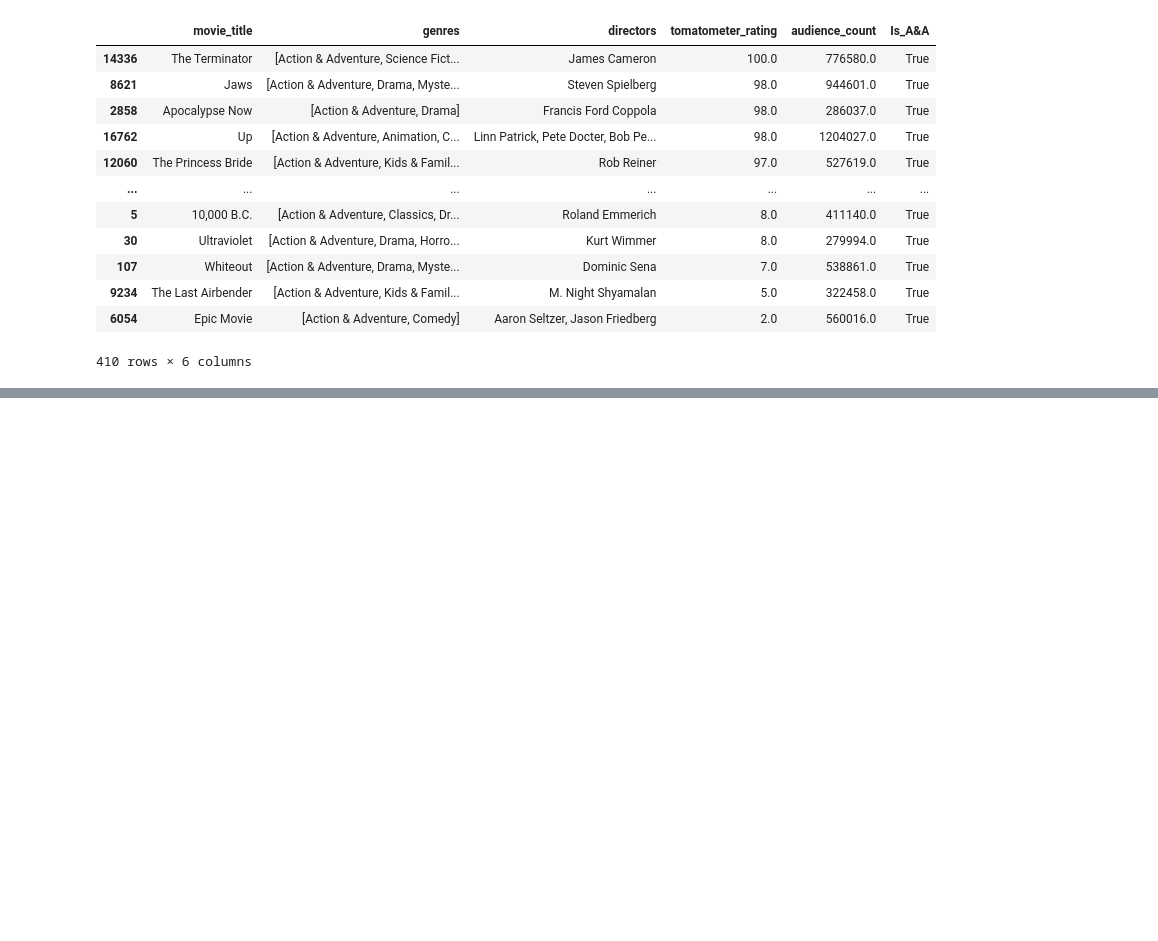
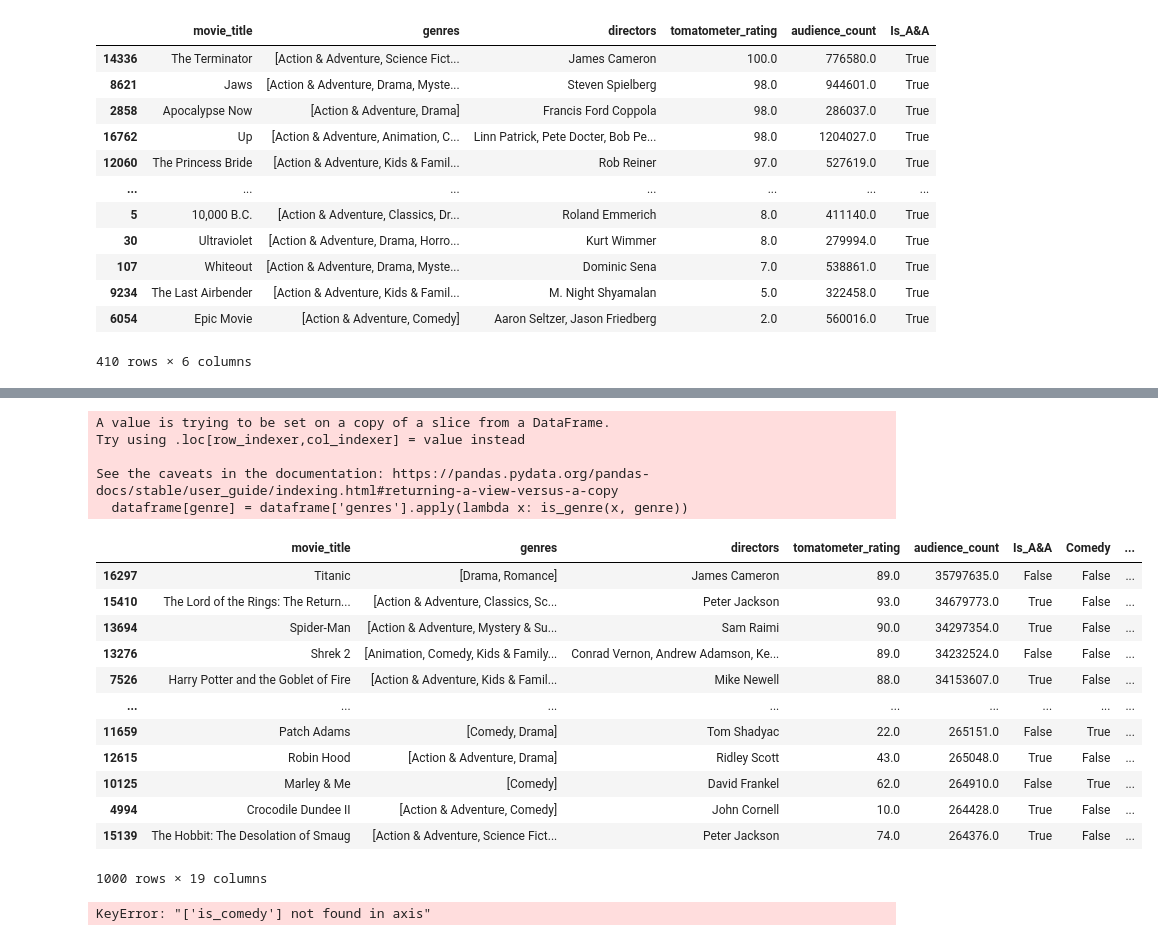
Before and after one commit to camdeman/MMA, a Jupyter notebook: project notebook.ipynb, the cells around one changed output, grey strips where cells are left out. Cells and saved outputs as stored; diff of their text form; code cells hidden in the pictures; blank space fills up the shorter version.

Commit message:
updated data set to indicate movie genre in separate column

```diff
--- a/project notebook.ipynb
+++ b/project notebook.ipynb
@@ -296,10 +296,14 @@ df_AA.sort_values(by= 'tomatometer_rating', ascending=False)
 | 6054 | Epic Movie | [Action & Adventure, Comedy] | Aaron Seltzer, Jason Friedberg | 2.0 | 560016.0 | True |
 410 rows × 6 columns
 # %%
-def is_genre(genres):
-    if 'Comedy' in genres:
+def is_genre(genres, genre_string):
+    if genre_string in genres:
         return True;
     else:
         return False;
-df_aud_count_3['is_comedy'] = df_aud_count_3['genres'].apply(is_genre)
-df_aud_count_3.head()
+
+
+def make_genre_columns(dataframe, genre_list):
+    for genre in genre_list:
+        dataframe[genre] = dataframe['genres'].apply(lambda x: is_genre(x, genre))
+    return dataframe
@@ -317,0 +348,25 @@ See the caveats in the documentation: https://pandas.pydata.org/pandas-docs/stab
+# %%
+make_genre_columns(df_aud_count_3, ["Comedy", "Action & Adventure", "Drama", "Animation", "Kids & Family", "Horror", "Mystery & Suspense", "Cult Movies", "Classics", "Art House & International", "Musical & Performing Arts", "Science Fiction & Fantasy", "Documentary"])
+# %% [output]
+A value is trying to be set on a copy of a slice from a DataFrame.
+Try using .loc[row_indexer,col_indexer] = value instead
+
+See the caveats in the documentation: https://pandas.pydata.org/pandas-docs/stable/user_guide/indexing.html#returning-a-view-versus-a-copy
+  dataframe[genre] = dataframe['genres'].apply(lambda x: is_genre(x, genre))
+|  | movie_title | genres | directors | tomatometer_rating | audience_count | Is_A&A | Comedy | ... |
+| 16297 | Titanic | [Drama, Romance] | James Cameron | 89.0 | 35797635.0 | False | False | ... |
+| 15410 | The Lord of the Rings: The Return... | [Action & Adventure, Classics, Sc... | Peter Jackson | 93.0 | 34679773.0 | True | False | ... |
+| 13694 | Spider-Man | [Action & Adventure, Mystery & Su... | Sam Raimi | 90.0 | 34297354.0 | True | False | ... |
+| 13276 | Shrek 2 | [Animation, Comedy, Kids & Family... | Conrad Vernon, Andrew Adamson, Ke... | 89.0 | 34232524.0 | False | False | ... |
+| 7526 | Harry Potter and the Goblet of Fire | [Action & Adventure, Kids & Famil... | Mike Newell | 88.0 | 34153607.0 | True | False | ... |
+| ... | ... | ... | ... | ... | ... | ... | ... | ... |
+| 11659 | Patch Adams | [Comedy, Drama] | Tom Shadyac | 22.0 | 265151.0 | False | True | ... |
+| 12615 | Robin Hood | [Action & Adventure, Drama] | Ridley Scott | 43.0 | 265048.0 | True | False | ... |
+| 10125 | Marley & Me | [Comedy] | David Frankel | 62.0 | 264910.0 | False | True | ... |
+| 4994 | Crocodile Dundee II | [Action & Adventure, Comedy] | John Cornell | 10.0 | 264428.0 | True | False | ... |
+| 15139 | The Hobbit: The Desolation of Smaug | [Action & Adventure, Science Fict... | Peter Jackson | 74.0 | 264376.0 | True | False | ... |
+1000 rows × 19 columns
+# %%
+df_aud_count_3.drop(["is_comedy", "Is_A&A"], axis=1)
+# %% [output]
+KeyError: "['is_comedy'] not found in axis"
```
Also changed, not shown: parts of 7 cells of this notebook.
